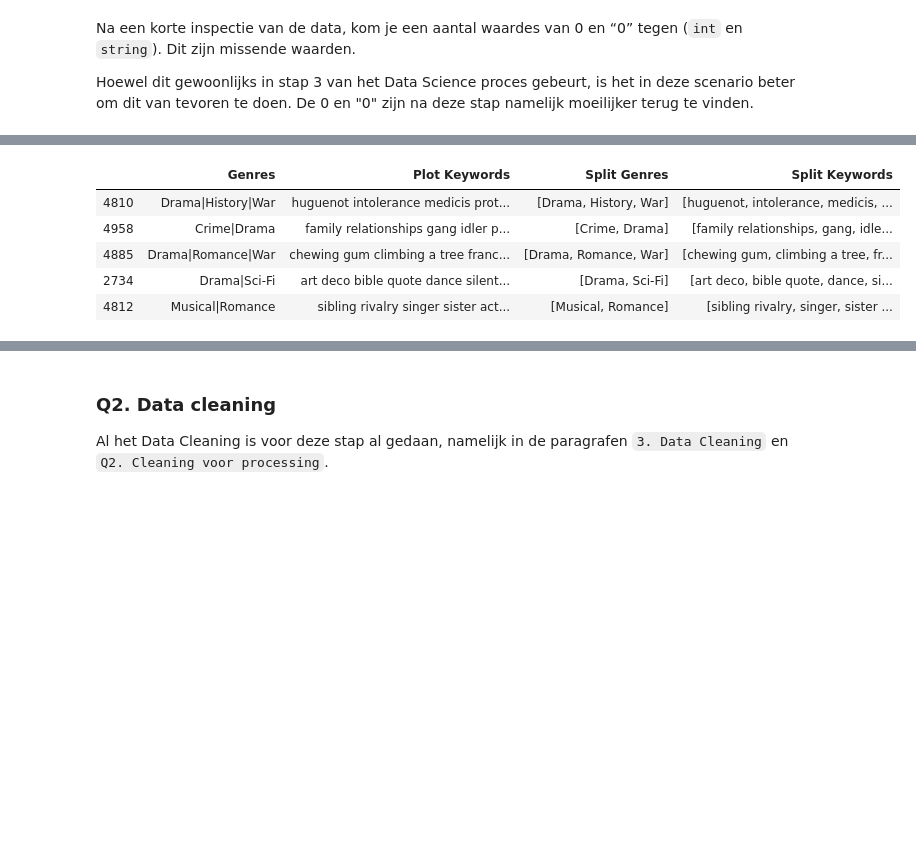
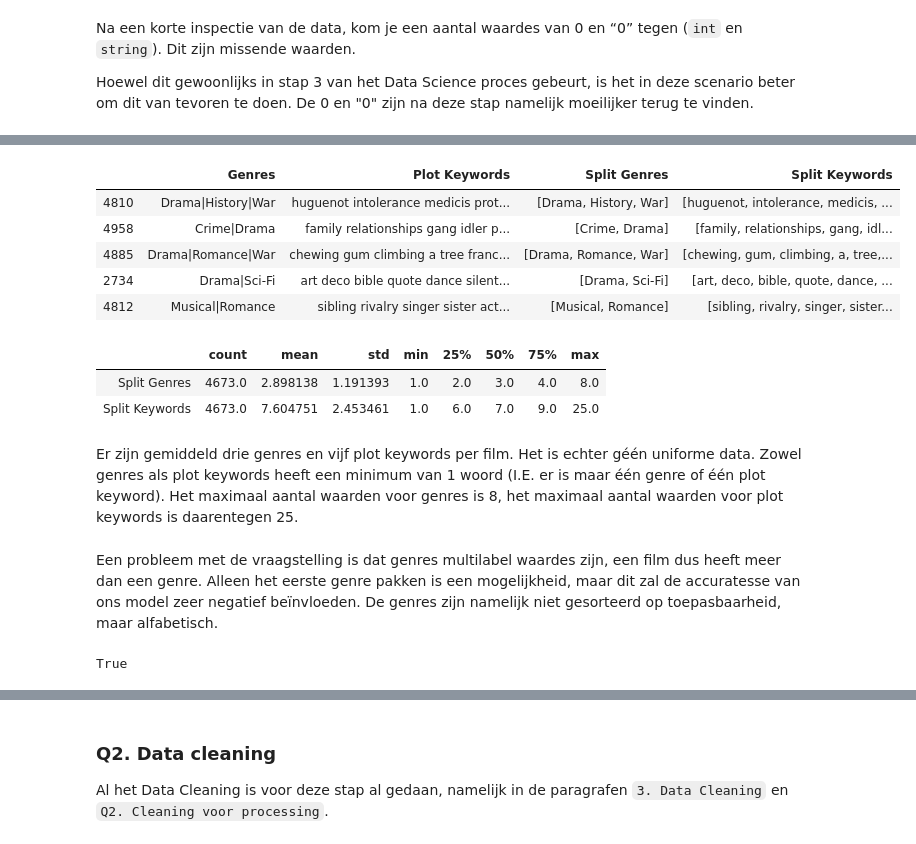
Before and after one commit to Casper-Smet/movie-revenue-predictions, a Jupyter notebook: individual_questions/Q2/plot-keywords.ipynb, the cells around one changed output, grey strips where cells are left out. Drawn from its saved outputs; the diff is of its cells as text; code cells hidden in the pictures; blank space fills up the shorter version.

```diff
--- a/individual_questions/Q2/plot-keywords.ipynb
+++ b/individual_questions/Q2/plot-keywords.ipynb
@@ -142,16 +168,37 @@ Om in de gebruikte modellen gebruik te maken van `Genres` en `Plot Keywords` moe
 # %%
-# Split "Genres" and "Keywords" by "|", creating list types
+# Split "Genres" by "|", creating list types
 df_Q2.loc[:, "Split Genres"] = df_Q2["Genres"].str.split(pat="|")
-df_Q2.loc[:, "Split Keywords"] = df_Q2["Plot Keywords"].str.split(pat="|")
 
 # Replace "|" with " " to create strings analysable by TF-IDf.
 df_Q2.loc[:, "Plot Keywords"] = df_Q2["Plot Keywords"].str.replace("|", " ")
+# Split "Plot Keywords" by " ", creating list types
+df_Q2.loc[:, "Split Keywords"] = df_Q2["Plot Keywords"].str.split(pat=" ")
+
 
 df_Q2.head()
 # %% [output]
 |  | Genres | Plot Keywords | Split Genres | Split Keywords |
 | 4810 | Drama|History|War | huguenot intolerance medicis prot... | [Drama, History, War] | [huguenot, intolerance, medicis, ... |
-| 4958 | Crime|Drama | family relationships gang idler p... | [Crime, Drama] | [family relationships, gang, idle... |
-| 4885 | Drama|Romance|War | chewing gum climbing a tree franc... | [Drama, Romance, War] | [chewing gum, climbing a tree, fr... |
-| 2734 | Drama|Sci-Fi | art deco bible quote dance silent... | [Drama, Sci-Fi] | [art deco, bible quote, dance, si... |
-| 4812 | Musical|Romance | sibling rivalry singer sister act... | [Musical, Romance] | [sibling rivalry, singer, sister ... |
+| 4958 | Crime|Drama | family relationships gang idler p... | [Crime, Drama] | [family, relationships, gang, idl... |
+| 4885 | Drama|Romance|War | chewing gum climbing a tree franc... | [Drama, Romance, War] | [chewing, gum, climbing, a, tree,... |
+| 2734 | Drama|Sci-Fi | art deco bible quote dance silent... | [Drama, Sci-Fi] | [art, deco, bible, quote, dance, ... |
+| 4812 | Musical|Romance | sibling rivalry singer sister act... | [Musical, Romance] | [sibling, rivalry, singer, sister... |
+# %%
+pd.DataFrame([df_Q2["Split Genres"].str.len().describe(), df_Q2["Split Keywords"].str.len().describe()])
+# %% [output]
+|  | count | mean | std | min | 25% | 50% | 75% | max |
+| Split Genres | 4673.0 | 2.898138 | 1.191393 | 1.0 | 2.0 | 3.0 | 4.0 | 8.0 |
+| Split Keywords | 4673.0 | 7.604751 | 2.453461 | 1.0 | 6.0 | 7.0 | 9.0 | 25.0 |
+# %% [markdown]
+Er zijn gemiddeld drie genres en vijf plot keywords per film. Het is echter géén uniforme data. Zowel genres als plot keywords heeft een minimum van 1 woord (I.E. er is maar één genre of één plot keyword). Het maximaal aantal waarden voor genres is 8, het maximaal aantal waarden voor plot keywords is daarentegen 25.
+# %% [markdown]
+Een probleem met de vraagstelling is dat genres multilabel waardes zijn, een film dus heeft meer dan een genre. Alleen het eerste genre pakken is een mogelijkheid, maar dit zal de accuratesse van ons model zeer negatief beïnvloeden. De genres zijn namelijk niet gesorteerd op toepasbaarheid, maar alfabetisch.
+# %%
+alphabetical = True
+for value in df_Q2["Split Genres"].values:
+    if value != sorted(value):
+        alphabetical = False
+
+alphabetical
+# %% [output]
+True
```
Also changed, not shown: parts of 55 cells of this notebook, 1 other file.
